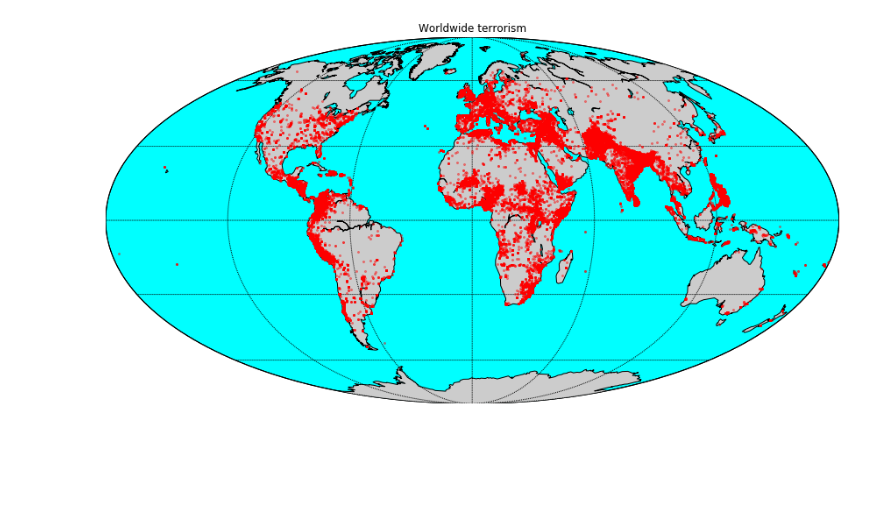
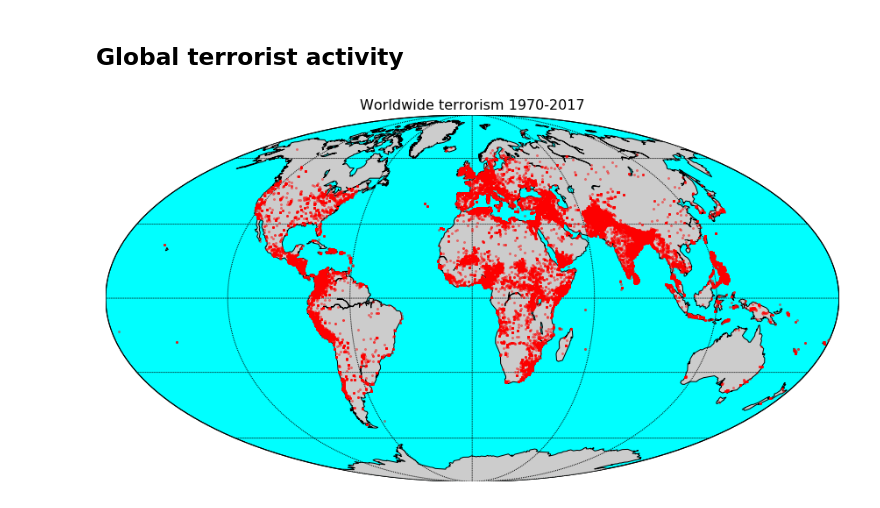
Before and after one commit to fbogusz/my-data-exp, a Jupyter notebook: mydataexp.ipynb, the cells around one changed output. Saved outputs shown, nothing was run; the diff lists cells and outputs as text; code cells hidden in the pictures; blank space fills up the shorter version.

```diff
--- a/mydataexp.ipynb
+++ b/mydataexp.ipynb
@@ -1,10 +7,8 @@
 # %%
-import csv
 import numpy as np
 import pandas as pd
 import matplotlib.pyplot as plt
-#from mpl_toolkits.basemap import Basemap
+from mpl_toolkits.basemap import Basemap
 
-plt.rcParams["figure.figsize"] = [15, 10]
-
-data = pd.read_csv('./data/globalterrorismdb_0718dist.csv',encoding='ISO-8859-1',low_memory=False)
+data = pd.read_csv('globalterrorismdb_0718dist.csv',encoding='ISO-8859-1',low_memory=False)
+data['iyear'] = data['iyear'].astype('object', copy=False)
@@ -35,21 +23,21 @@ data['iyear'].value_counts().sort_index().plot(kind='bar')
+# %% [markdown]
+## Global terrorist activity
 # %%
-#Tereny, na których miał miejsce zamach terrorystyczny w latach 1970-2017
-#lats = data['latitude'].to_list()
-#lons = data['longitude'].to_list()
+#Coordinates
+lats = data['latitude'].to_list()
+lons = data['longitude'].to_list()
 
 m = Basemap(projection='moll',resolution='c', lon_0=0)
-
-# draw parallels and meridians.
 m.drawparallels(np.arange(-90.,120.,30.))
 m.drawmeridians(np.arange(0.,420.,60.))
 m.fillcontinents(lake_color='aqua')
 m.drawmapboundary(fill_color='aqua')
 m.drawcoastlines()
-x,y=m(lons,lats)
+x,y = m(lons,lats)
 m.plot(x, y, 'go', markersize=2, color = 'r',alpha=0.4)
-fig=plt.gcf()
+fig = plt.gcf()
 fig.set_size_inches(15,10)
-plt.title("Worldwide terrorism")
+plt.title("Worldwide terrorism 1970-2017", fontsize=16)
 plt.show()
 # %% [output]
-[figure, old version]
+[figure, new version]
```
Also changed, not shown: parts of 13 cells of this notebook, 2 other files.
